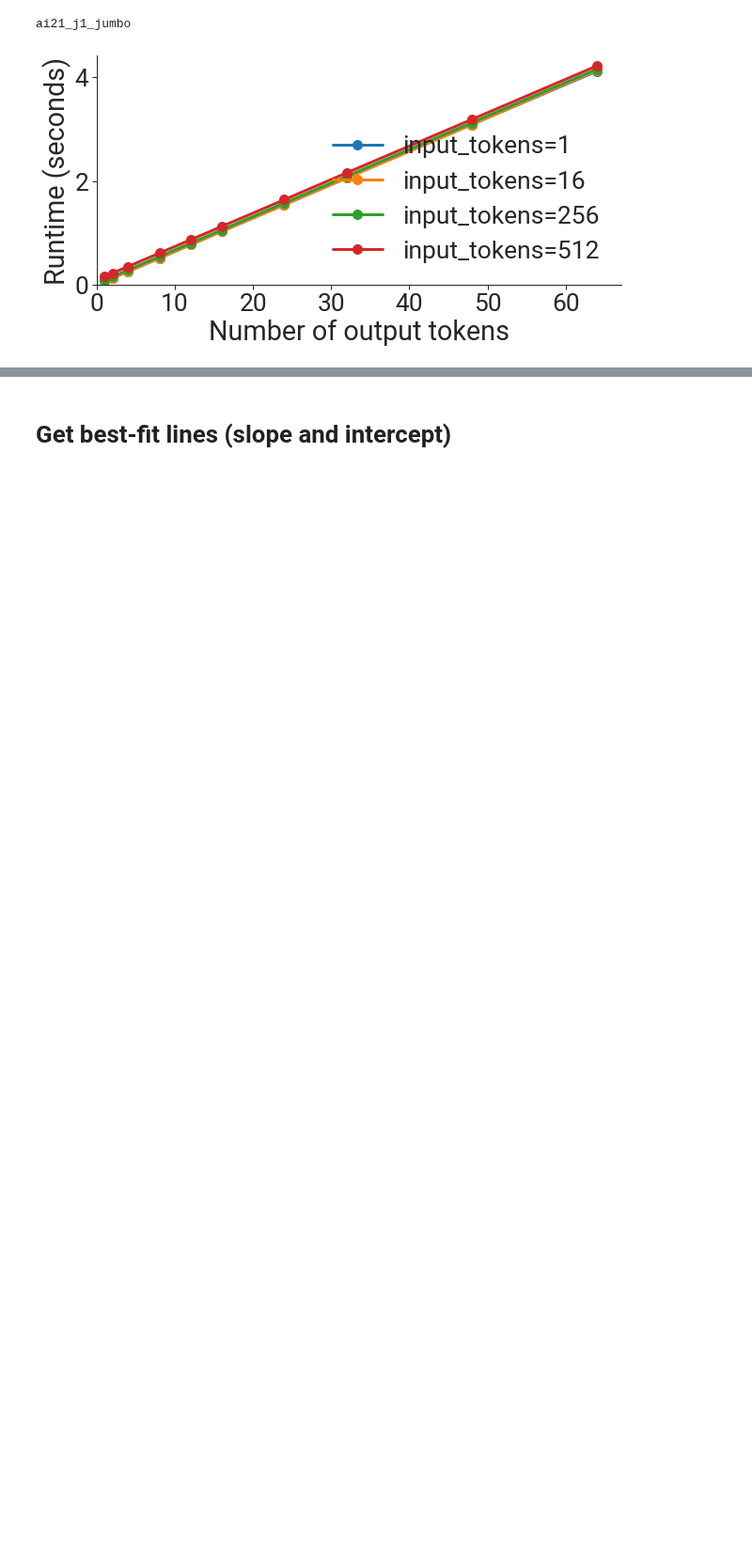
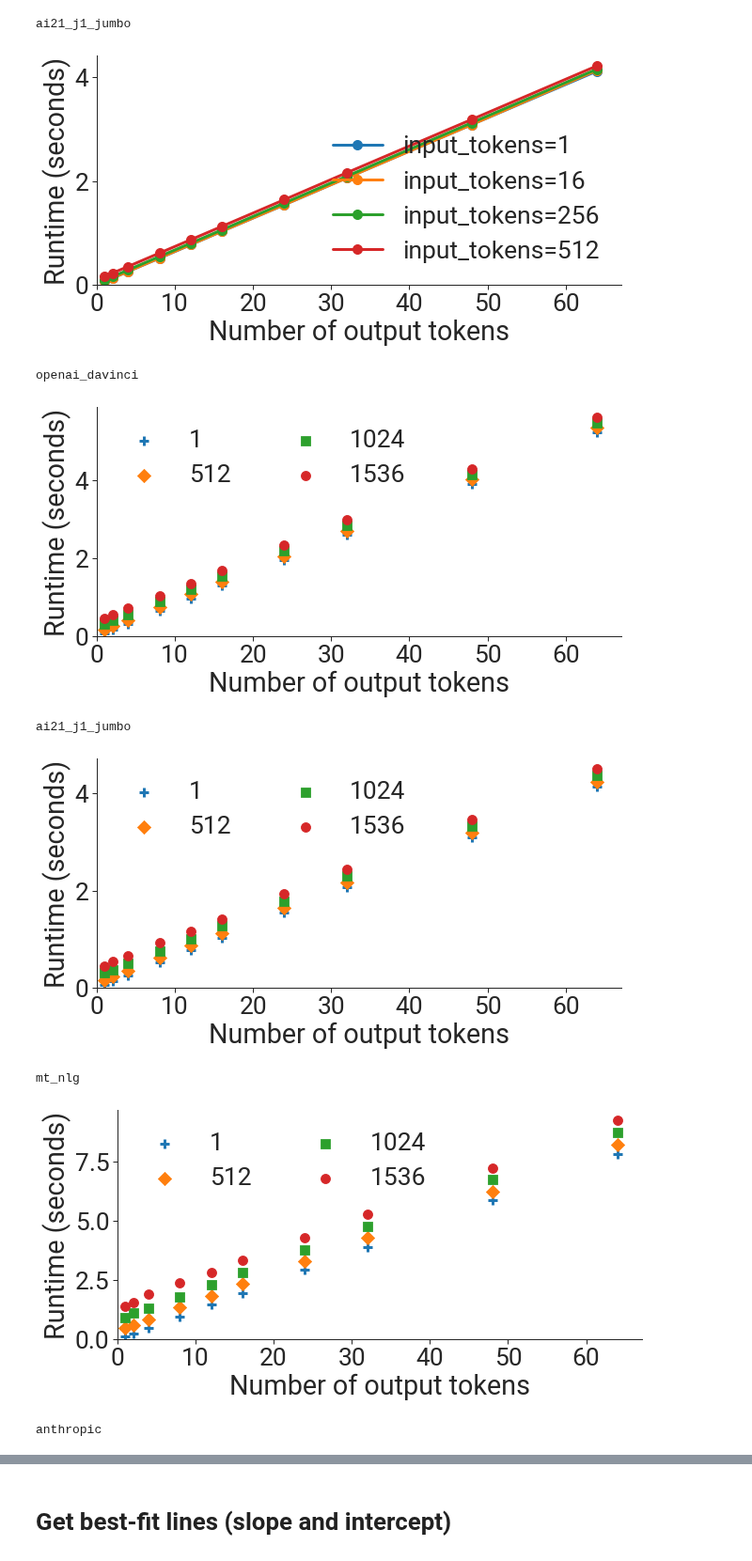
Before and after one commit to stanford-crfm/helm-efficiency, a Jupyter notebook: fit_runtimes.ipynb, the cells around one changed output, grey strips where cells are left out. Shown at 94% size. Saved outputs shown, nothing was run; the diff lists cells and outputs as text; code cells hidden in the pictures; blank space fills up the shorter version.

Commit message:
Scatterplots of runtime vs. number of output tokens

```diff
--- a/fit_runtimes.ipynb
+++ b/fit_runtimes.ipynb
@@ -62,28 +62,43 @@ a100_runtimes = read_all_logfiles_in_directory("logs/a100")
 # %% [markdown]
 # Plot runtimes versus number of output tokens to verify linearity
 # %%
-def plot_per_model_runtimes(runtimes, model, all_num_input_tokens):
+def plot_per_model_runtimes(runtimes, model, all_num_input_tokens,
+                            scatter=False, output_filename=None):
     print(model)
 
     plt.figure(figsize=(10, 4.5))
     ax = plt.subplot2grid((1, 1), (0, 0), colspan=1)
 
-    for num_input_tokens in all_num_input_tokens:
+    markers = ['+', 'D', 's', 'o']
+    for marker, num_input_tokens in zip(markers, all_num_input_tokens):
         num_output_tokens_and_runtimes = []
         for label, runtime in runtimes.items():
             if label[0] == model and label[1] == num_input_tokens:
                 num_output_tokens_and_runtimes.append((label[2], runtime))
-        ax.plot([x for (x, _) in num_output_tokens_and_runtimes],
-                [y for (_, y) in num_output_tokens_and_runtimes],
-                label=f"input_tokens={num_input_tokens}",
-                marker='o')
+        if scatter:
+            ax.scatter([x for (x, _) in num_output_tokens_and_runtimes],
+                       [y for (_, y) in num_output_tokens_and_runtimes],
+                       label=f"{num_input_tokens}",
+                       marker=marker)
+        else:
+            ax.plot([x for (x, _) in num_output_tokens_and_runtimes],
+                    [y for (_, y) in num_output_tokens_and_runtimes],
+                    label=f"input_tokens={num_input_tokens}",
+                    marker='o')
 
     ax.set_xlim(0, None)
     ax.set_ylim(0, None)
     ax.set_xlabel("Number of output tokens")
     ax.set_ylabel("Runtime (seconds)")
-    plt.legend(frameon=False)
+    if scatter:
+        plt.legend(frameon=False, ncol=2)
+    else:
+        plt.legend(frameon=False)
     sns.despine()
+
+    if output_filename is not None:
+        plt.savefig(output_filename, bbox_inches='tight')
+
     plt.show()
 # %%
 # Plot V100 runtimes.
@@ -103,3 +118,21 @@ openai_davinci
 [figure]
 ai21_j1_jumbo
 [figure]
+# %%
+# Plot A100 runtimes.
+plot_per_model_runtimes(a100_runtimes, 'openai_davinci', [1, 512, 1024, 1536],
+                        scatter=True, output_filename='figures/openai_davinci.pdf')
+plot_per_model_runtimes(a100_runtimes, 'ai21_j1_jumbo', [1, 512, 1024, 1536],
+                        scatter=True, output_filename='figures/ai21_j1_jumbo.pdf')
+plot_per_model_runtimes(a100_runtimes, 'mt_nlg', [1, 512, 1024, 1536],
+                        scatter=True, output_filename='figures/mt_nlg.pdf')
+plot_per_model_runtimes(a100_runtimes, 'anthropic', [1, 512, 1024, 1536],
+                        scatter=True, output_filename='figures/anthropic.pdf')
+# %% [output]
+openai_davinci
+[figure, added]
+ai21_j1_jumbo
+[figure, added]
+mt_nlg
+[figure, added]
+anthropic
```
Also changed, not shown: parts of 1 cell of this notebook, 4 other files.
